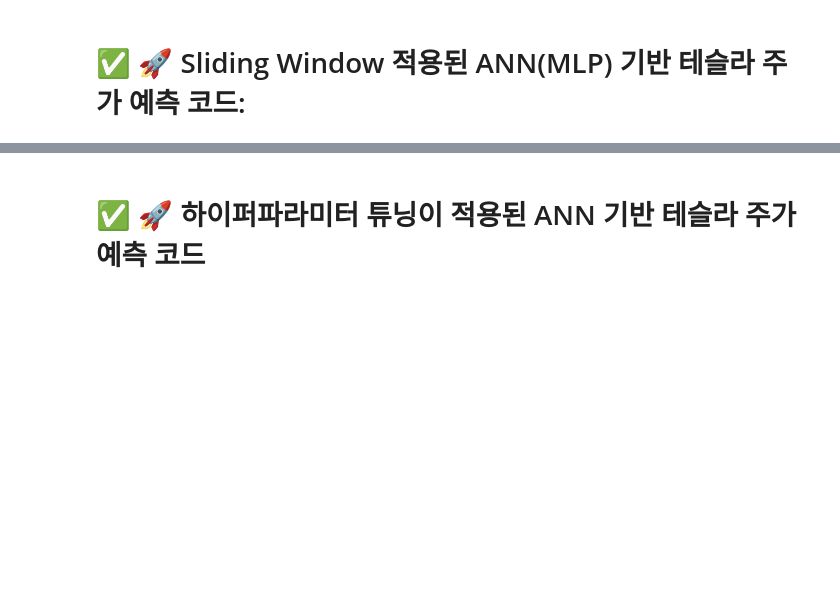
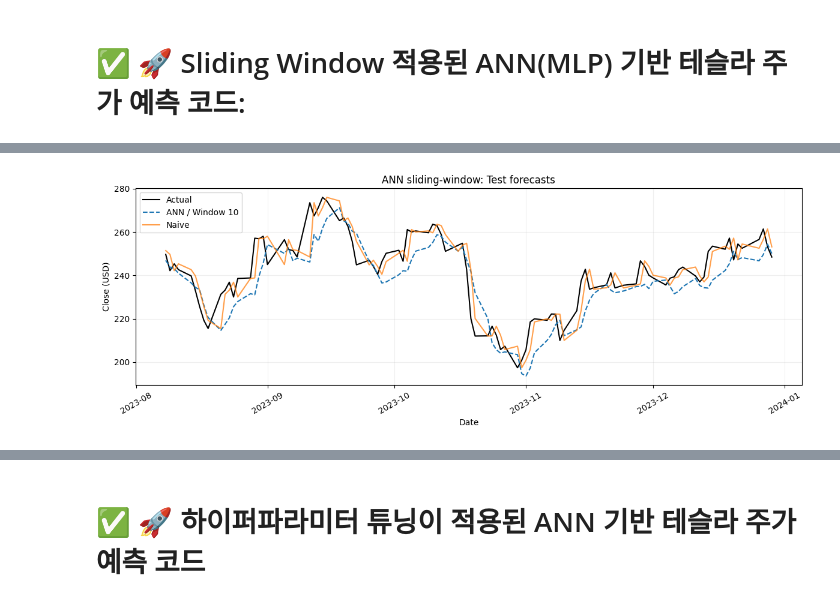
Before and after one commit to nhjung-phd/TimeSeriesAnalysis, a Jupyter notebook: notebooks/21_ann_forecasting.ipynb, the cells around one changed output, grey strips where cells are left out. Saved outputs shown, nothing was run; the diff lists cells and outputs as text; code cells hidden in the pictures; blank space fills up the shorter version.

```diff
--- a/notebooks/21_ann_forecasting.ipynb
+++ b/notebooks/21_ann_forecasting.ipynb
@@ -254,0 +133,98 @@ Epoch 7/100
+# %%
+import numpy as np
+import pandas as pd
+import matplotlib.pyplot as plt
+import yfinance as yf
+import tensorflow as tf
+from tensorflow.keras import Sequential
+from tensorflow.keras.layers import Input, Dense
+from tensorflow.keras.callbacks import EarlyStopping
+from sklearn.preprocessing import MinMaxScaler
+from sklearn.metrics import mean_absolute_error, mean_squared_error
+
+np.random.seed(42)
+tf.keras.utils.set_random_seed(42)
+plt.style.use('default')  # 강의안 캡처에 적합한 흰색 배경
+
+def load_tsla_close():
+    # end는 미포함: 2022-01-01 ~ 2024-01-01 직전 거래일까지의 고정된 실습기간
+    raw = yf.download('TSLA', start='2022-01-01', end='2024-01-01',
+                      auto_adjust=True, progress=False)
+    if raw.empty:
+        raise ValueError('TSLA 다운로드 결과가 없습니다. 네트워크와 날짜를 확인하세요.')
+    # yfinance 버전에 따라 ('Close','TSLA') MultiIndex 열이 반환될 수 있음
+    close = raw['Close']
+    if isinstance(close, pd.DataFrame):
+        close = close.iloc[:, 0]
+    close = pd.to_numeric(close, errors='coerce').dropna().sort_index()
+    close.name = 'Close'
+    return close
+
+def report_scores(actual, predicted, naive, title):
+    actual, predicted, naive = (np.asarray(v).reshape(-1) for v in (actual, predicted, naive))
+    rows = []
+    for name, values in [('ANN', predicted), ('Naive (previous close)', naive)]:
+        rows.append({'Model': name, 'MAE': mean_absolute_error(actual, values),
+                     'RMSE': np.sqrt(mean_squared_error(actual, values))})
+    result = pd.DataFrame(rows).set_index('Model')
+    print(title, '\n', result.round(4))
+    return result
+
+close = load_tsla_close()
+values = close.to_numpy(dtype=float).reshape(-1, 1)
+window_size = 10
+n = len(values)
+train_end, val_end = int(n*.60), int(n*.80)
+assert train_end > window_size + 20
+scaler = MinMaxScaler().fit(values[:train_end])  # 중요: 미래 데이터로 fit하지 않음
+scaled = scaler.transform(values).ravel()
+
+def make_window(scaled_values, lookback):
+    # t 시점 실제 종가는 t-lookback~t-1까지의 관측값으로 예측
+    X, y, target_idx = [], [], []
+    for t in range(lookback, len(scaled_values)):
+        X.append(scaled_values[t-lookback:t])
+        y.append(scaled_values[t])
+        target_idx.append(t)
+    return np.asarray(X), np.asarray(y), np.asarray(target_idx)
+
+X, y, target_idx = make_window(scaled, window_size)
+train_mask = target_idx < train_end
+val_mask = (target_idx >= train_end) & (target_idx < val_end)
+test_mask = target_idx >= val_end
+X_train, y_train = X[train_mask], y[train_mask]
+X_val, y_val = X[val_mask], y[val_mask]
+X_test, y_test = X[test_mask], y[test_mask]
+
+def inv_y(a):
+    return scaler.inverse_transform(np.asarray(a).reshape(-1, 1)).ravel()
+
+actual_test = inv_y(y_test)
+naive_test = values[target_idx[test_mask]-1, 0]
+test_dates = close.index[target_idx[test_mask]]
+
+# ③ 기본적인 ANN 모델: 10일 윈도우를 입력층에서 평탄한 10개 Feature로 받음
+window_ann = Sequential([Input(shape=(window_size,)), Dense(64, activation='relu'),
+                         Dense(32, activation='relu'), Dense(1)])
+window_ann.compile(optimizer='adam', loss='mse')
+history = window_ann.fit(X_train, y_train, epochs=100, batch_size=16,
+                         validation_data=(X_val, y_val), shuffle=False, verbose=0,
+                         callbacks=[EarlyStopping(monitor='val_loss', patience=12,
+                                                  restore_best_weights=True)])
+pred_train = inv_y(window_ann.predict(X_train, verbose=0))
+pred_test = inv_y(window_ann.predict(X_test, verbose=0))
+report_scores(actual_test, pred_test, naive_test, 'Sliding-window ANN / Test')
+
+fig, ax = plt.subplots(figsize=(12, 4.5), facecolor='white')
+ax.plot(test_dates, actual_test, color='black', label='Actual')
+ax.plot(test_dates, pred_test, linestyle='--', label='ANN / Window 10')
+ax.plot(test_dates, naive_test, alpha=.75, label='Naive')
+ax.set(title='ANN sliding-window: Test forecasts', xlabel='Date', ylabel='Close (USD)')
+ax.grid(alpha=.2); ax.legend(); plt.xticks(rotation=30); plt.tight_layout(); plt.show()
+
+fig, ax = plt.subplots(figsize=(8, 3), facecolor='white')
+ax.plot(history.history['loss'], label='Train loss')
+ax.plot(history.history['val_loss'], label='Validation loss')
+ax.set(title='ANN training history', xlabel='Epoch', ylabel='Scaled MSE')
+ax.grid(alpha=.2); ax.legend(); plt.tight_layout(); plt.show()
+# %% [output]
@@ -254,0 +236 @@ Epoch 7/100
+[figure, added]
```
Also changed, not shown: parts of 29 cells of this notebook.
